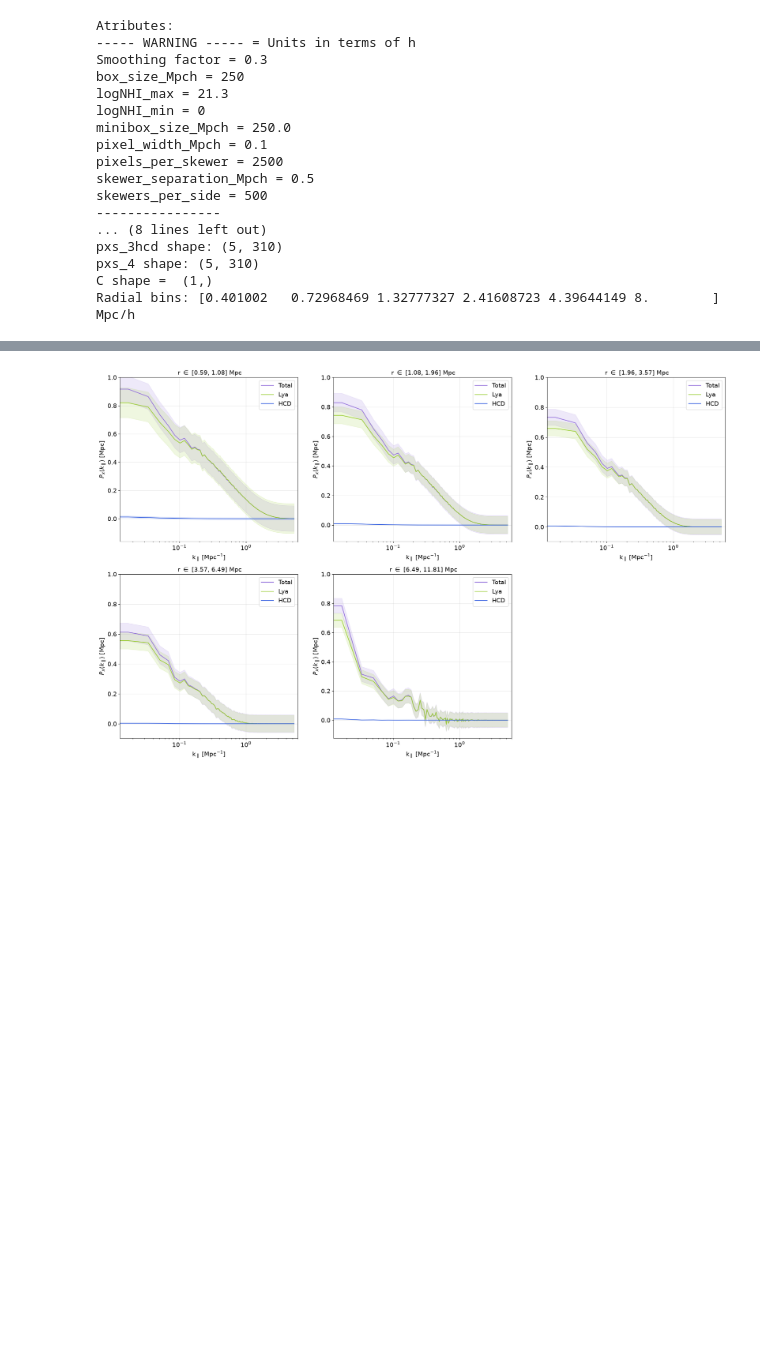
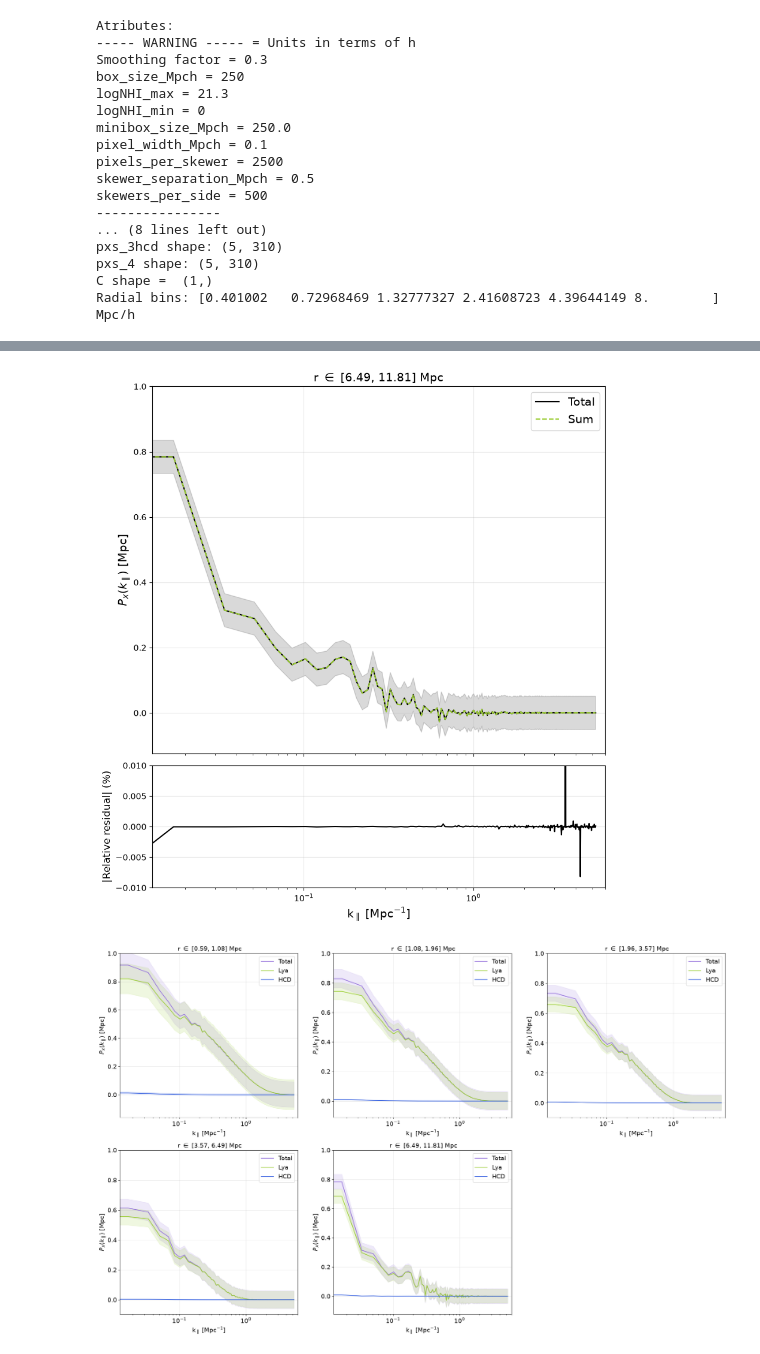
Before and after one commit to andreufont/astrid_hcd, a Jupyter notebook: SimulationFields/Px.ipynb, the cells around one changed output, grey strips where cells are left out. Cells and saved outputs as stored; diff of their text form; code cells hidden in the pictures; blank space fills up the shorter version.

```diff
--- a/SimulationFields/Px.ipynb
+++ b/SimulationFields/Px.ipynb
@@ -453,3 +453,40 @@ plt.savefig('plot.png', dpi=200, bbox_inches='tight')
+# %%
+fig = plt.figure(figsize=(25, 18))
+
+i = 4
+gs = plt.GridSpec(2, 3)[i]
+inner = gs.subgridspec(2, 1, height_ratios=[3, 1], hspace=0.05)
+ax_main = fig.add_subplot(inner[0])
+ax_res = fig.add_subplot(inner[1], sharex=ax_main)
+
+    # ---------------- MAIN ----------------
+ax_main.plot(k_los, Px_tot[i], color='k', label='Total')
+ax_main.fill_between(k_los, Px_tot[i] - Px_std_tot[i], Px_tot[i] + Px_std_tot[i], color='k', alpha=0.15)
+ax_main.plot(k_los, Px_model[i], linestyle='--', color='yellowgreen', label='Sum')
+
+ax_main.set_xscale('log')
+ax_main.set_xlim(right=6)
+ax_main.set_ylim(top=1)
+ax_main.grid(alpha=0.3)
+ax_main.legend(fontsize=14)
+ax_main.set_ylabel(r'$P_{x}(k_\parallel)$ [Mpc]', fontsize=14)
+ax_main.set_title(r'r $\in$ [%.2f, %.2f] Mpc' % (r_bins[i], r_bins[i+1]), fontsize=14)
+ax_main.tick_params(labelbottom=False)
+
+    # ---------------- RESIDUAL ----------------
+ax_res.plot(k_los, (Px_tot[i] - Px_model[i])/Px_tot[i]*100, color='k')
+
+ax_res.set_xscale('log')
+ax_res.set_xlim(right=6)
+ax_res.grid(alpha=0.3)
+ax_res.set_xlabel(r'k$_\parallel$ [Mpc$^{-1}$]', fontsize=14)
+ax_res.set_ylabel('|Relative residual| (%)', fontsize=12)
+ax_res.set_ylim(-0.01, 0.01)
+
+plt.tight_layout()
+plt.savefig('images/px_sum.png', dpi=200, bbox_inches='tight')
+# %% [output]
+[figure, added]
 # %%
 plt.figure(figsize=(25, 15))
 
```
Also changed, not shown: parts of 6 cells of this notebook, 3 other files.
